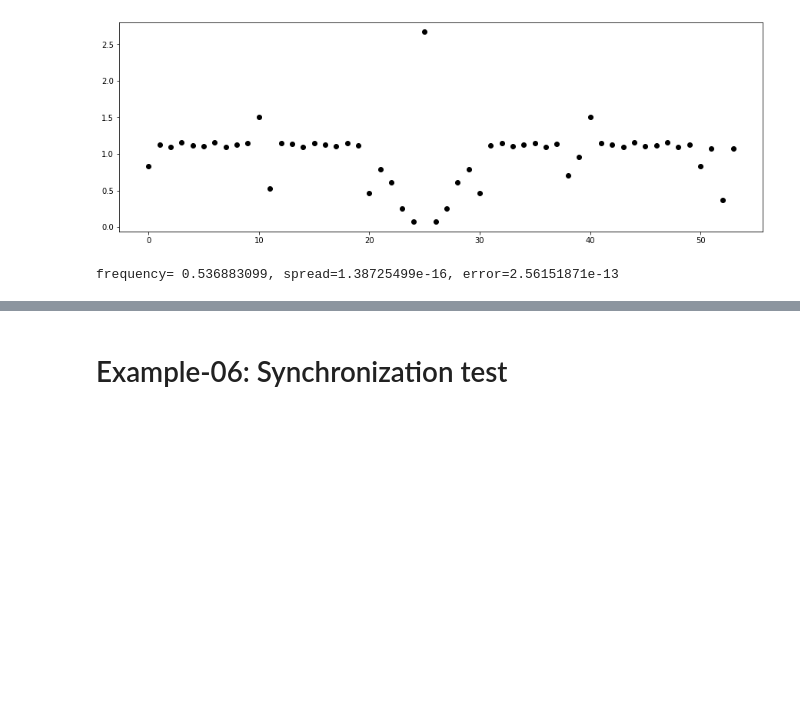
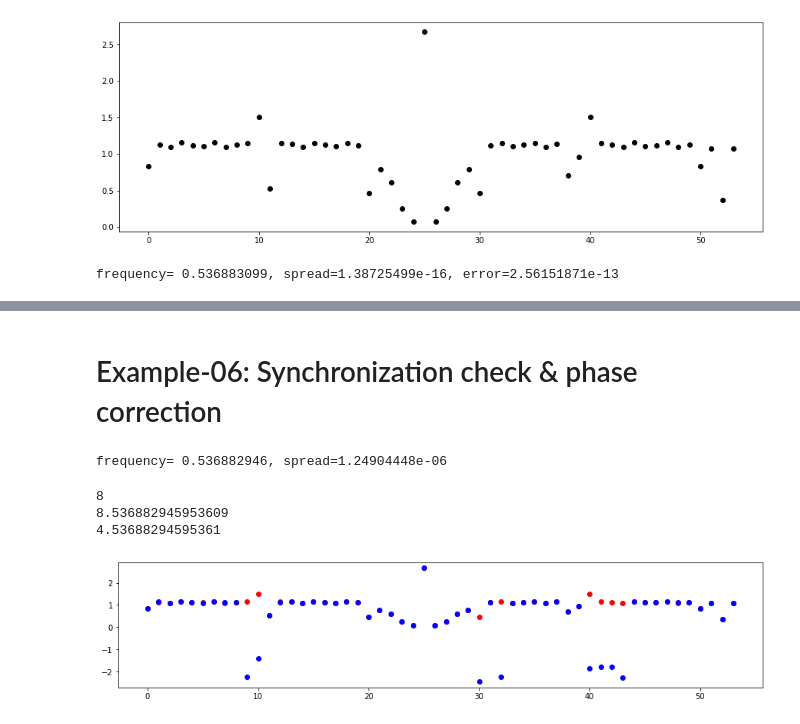
Before and after one commit to i-a-morozov/harmonica, a Jupyter notebook: notebook/nb_decomposition.ipynb, the cells around one changed output, grey strips where cells are left out. Saved outputs shown, nothing was run; the diff lists cells and outputs as text; code cells hidden in the pictures; blank space fills up the shorter version.

Commit message:
13_01_2022: synchronization example

```diff
--- a/notebook/nb_decomposition.ipynb
+++ b/notebook/nb_decomposition.ipynb
@@ -745,2 +745,2 @@ tensor(1.922381132496e-03, dtype=torch.float64)
 # %% [markdown]
-# Example-06: Synchronization test
+# Example-06: Synchronization check & phase correction
@@ -746,0 +750,69 @@ tensor(1.922381132496e-03, dtype=torch.float64)
+# %%
+# Load phase advance data
+# Note, each element is phase advance from given location to the next one
+df = pandas.read_json('../bpm.json')
+advance = numpy.array([df[name]['FX'] for name in df])
+# %%
+# Set window
+length = 1024
+dtype = torch.float64
+device = 'cpu'
+w = Window(length, 'cosine_window', 1.0, dtype=dtype, device=device)
+
+# Load data
+table = numpy.load('../virtual_tbt.npy')
+
+# Set correct starting position for all signals
+start = 128
+
+# Set synchronization errors
+# If shifted in + by one, need to - for correction
+# If shifted in - by one, need to + for correction
+error = {10: 127, 31: 129, 32:129, 41:127, 43:129}
+
+# Set data
+d = torch.zeros((54, length), dtype=dtype, device=device)
+for i in range(54):
+    first = start if i not in error else error[i]
+    d[i] = torch.tensor(table[i, first: first + length])
+d = Data.from_data(w, d)
+
+# Add random noise
+n = 1.0E-6*(25.0 + 75.0*torch.rand(54, dtype=dtype, device=device))
+d.add_noise(n)
+d.data.copy_(d.work)
+
+# Estimate frequency (average over signals)
+f = Frequency(d)
+d.window_remove_mean()
+d.window_apply()
+f('parabola')
+d.reset()
+frequency, spread = f.frequency.mean(), f.frequency.std()
+frequency = 1.0 - frequency
+print(f'frequency={frequency.item():12.9}, spread={spread.item():12.9}')
+# %% [output]
+frequency= 0.536882946, spread=1.24904448e-06
+# %%
+# Estimate phase and compute phase advance
+dec = Decomposition(d)
+out, _ = dec.harmonic_phase(frequency, length=512, order=0.0)
+add, _ = Decomposition.advance_adjacent(frequency, out)
+
+# Negative advance might be used as indicator (not robust)
+print(len(add[add < 0]))
+
+# Total advance might be used as indicator in some cases (not robust)
+print((8.0 + frequency).item())
+print((add.sum()/(2.0*numpy.pi)).item())
+
+# Plot phase advance
+plt.figure(figsize=(15, 3))
+plt.scatter(range(54), advance, color='red')
+plt.scatter(range(54), add, color='blue')
+plt.show()
+# %% [output]
+8
+8.536882945953609
+4.53688294595361
+[figure, added]
```
Also changed, not shown: parts of 21 cells of this notebook.
